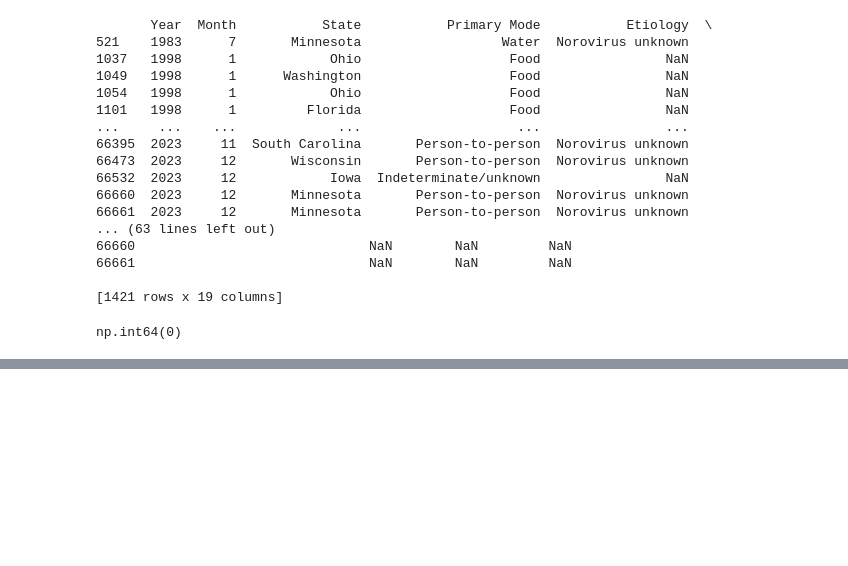
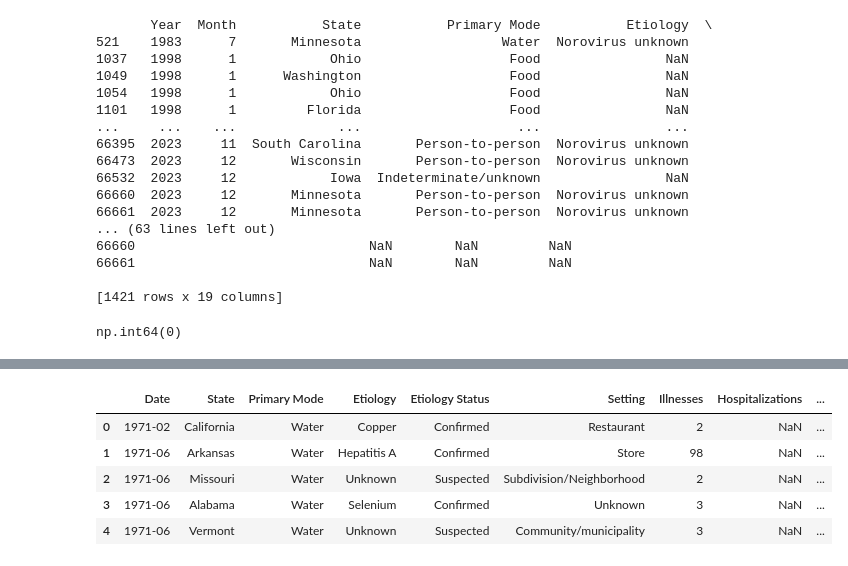
Before and after one commit to NoxRainTempest/Outbreaks_and_Recalls, a Jupyter notebook: notebooks/outbreak_recall.ipynb, the cells around one changed output, grey strips where cells are left out. Cells and saved outputs as stored; diff of their text form; code cells hidden in the pictures; blank space fills up the shorter version.

```diff
--- a/notebooks/outbreak_recall.ipynb
+++ b/notebooks/outbreak_recall.ipynb
@@ -98,0 +108,4 @@ NORS_df.head()
+# %%
+NORS_df['Date'] = pd.to_datetime(NORS_df['Date'].astype(str) + '01', format='%Y%m%d')
+NORS_df['Date'] = NORS_df['Date'].dt.strftime('%Y-%m')
+NORS_df.head()
@@ -98,0 +119,11 @@ NORS_df.head()
+# %%
+NORS_df.drop('Serotype or Genotype', axis=1, inplace=True)
+NORS_df.head()
+#Looking at the data, there aren't enough rows that don't have null values to make it worth keeping.
+# %% [output]
+|  | Date | State | Primary Mode | Etiology | Etiology Status | Setting | Illnesses | Hospitalizations | ... |
+| 0 | 1971-02 | California | Water | Copper | Confirmed | Restaurant | 2 | NaN | ... |
+| 1 | 1971-06 | Arkansas | Water | Hepatitis A | Confirmed | Store | 98 | NaN | ... |
+| 2 | 1971-06 | Missouri | Water | Unknown | Suspected | Subdivision/Neighborhood | 2 | NaN | ... |
+| 3 | 1971-06 | Alabama | Water | Selenium | Confirmed | Unknown | 3 | NaN | ... |
+| 4 | 1971-06 | Vermont | Water | Unknown | Suspected | Community/municipality | 3 | NaN | ... |
```
Also changed, not shown: parts of 16 cells of this notebook, 1 other file.
